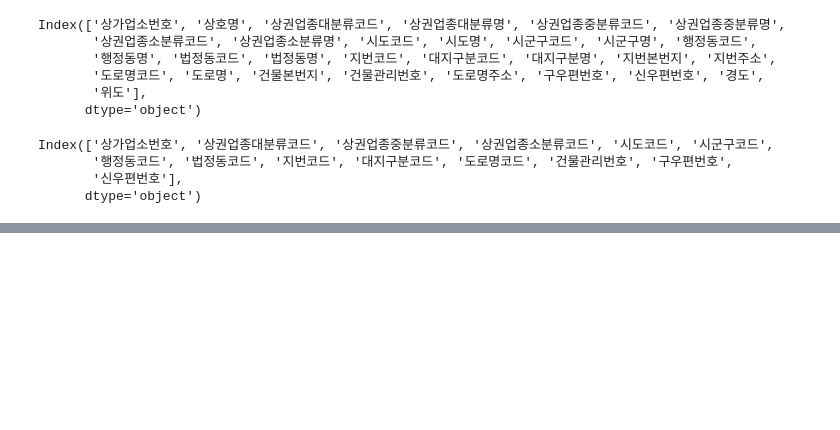
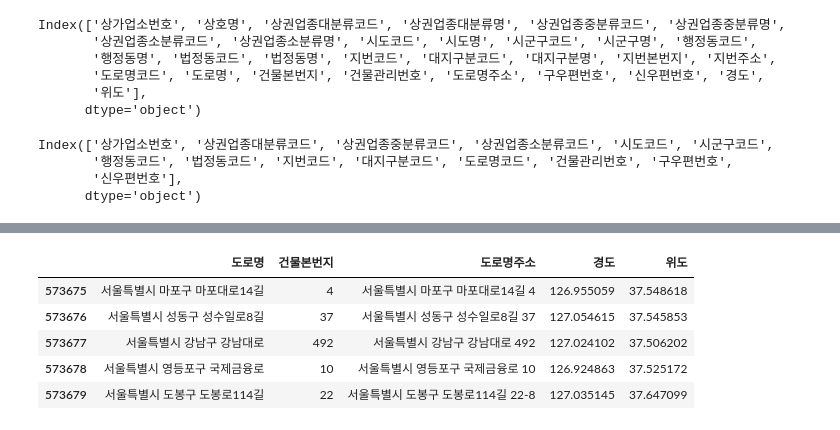
Before and after one commit to taeheelee90/seoul_market_analysis, a Jupyter notebook: Untitled.ipynb, the cells around one changed output, grey strips where cells are left out. Drawn from its saved outputs; the diff is of its cells as text; code cells hidden in the pictures; blank space fills up the shorter version.

```diff
--- a/Untitled.ipynb
+++ b/Untitled.ipynb
@@ -263,0 +370,9 @@ df.drop(co)
+# %%
+df.iloc[-5:, -5:]
+# %% [output]
+|  | 도로명 | 건물본번지 | 도로명주소 | 경도 | 위도 |
+| 573675 | 서울특별시 마포구 마포대로14길 | 4 | 서울특별시 마포구 마포대로14길 4 | 126.955059 | 37.548618 |
+| 573676 | 서울특별시 성동구 성수일로8길 | 37 | 서울특별시 성동구 성수일로8길 37 | 127.054615 | 37.545853 |
+| 573677 | 서울특별시 강남구 강남대로 | 492 | 서울특별시 강남구 강남대로 492 | 127.024102 | 37.506202 |
+| 573678 | 서울특별시 영등포구 국제금융로 | 10 | 서울특별시 영등포구 국제금융로 10 | 126.924863 | 37.525172 |
+| 573679 | 서울특별시 도봉구 도봉로114길 | 22 | 서울특별시 도봉구 도봉로114길 22-8 | 127.035145 | 37.647099 |
```
Also changed, not shown: parts of 14 cells of this notebook.
